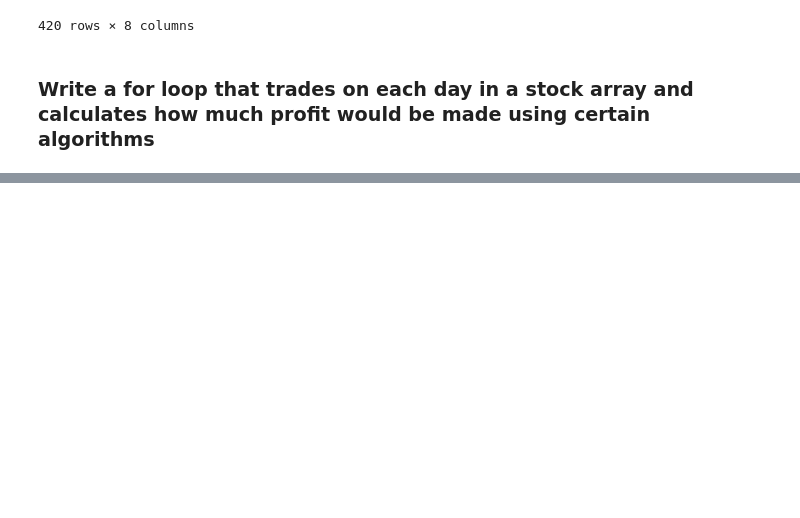
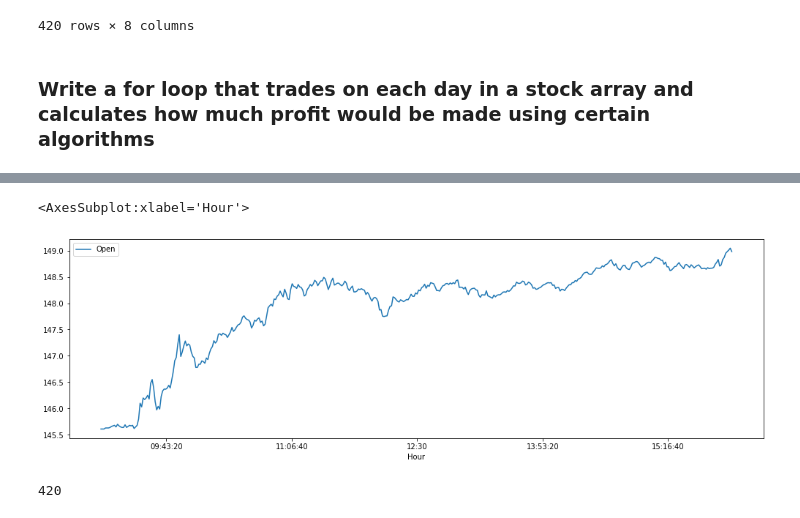
Before and after one commit to PaulDTP/heroku_app, a Jupyter notebook: research.ipynb, the cells around one changed output, grey strips where cells are left out. Drawn from its saved outputs; the diff is of its cells as text; code cells hidden in the pictures; blank space fills up the shorter version.

```diff
--- a/research.ipynb
+++ b/research.ipynb
@@ -107,0 +184,9 @@ for test in aapl_days:
+# %%
+day.plot(x='Hour', y='Open', figsize=(17,5))
+# %% [output]
+<AxesSubplot:xlabel='Hour'>
+[figure, added]
+# %%
+len(day.index)
+# %% [output]
+420
```
Also changed, not shown: parts of 22 cells of this notebook, 5 other files.
